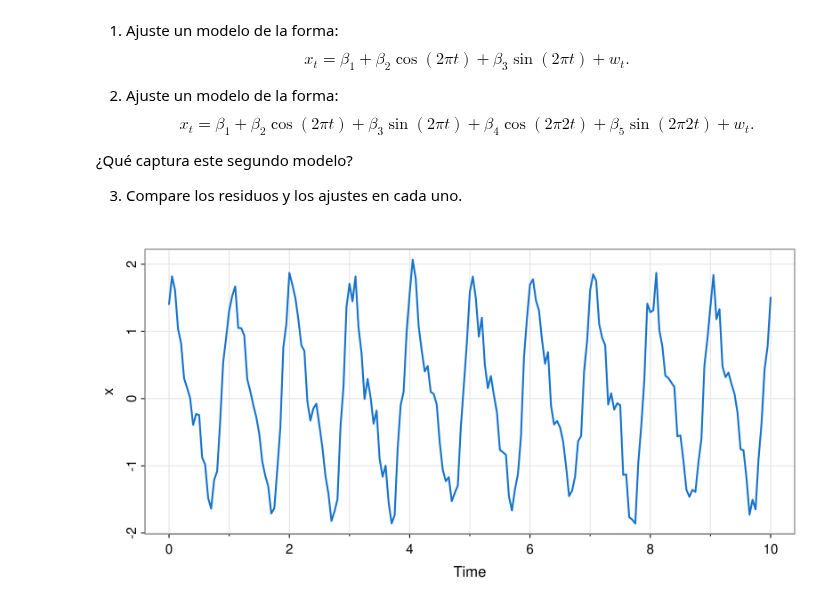
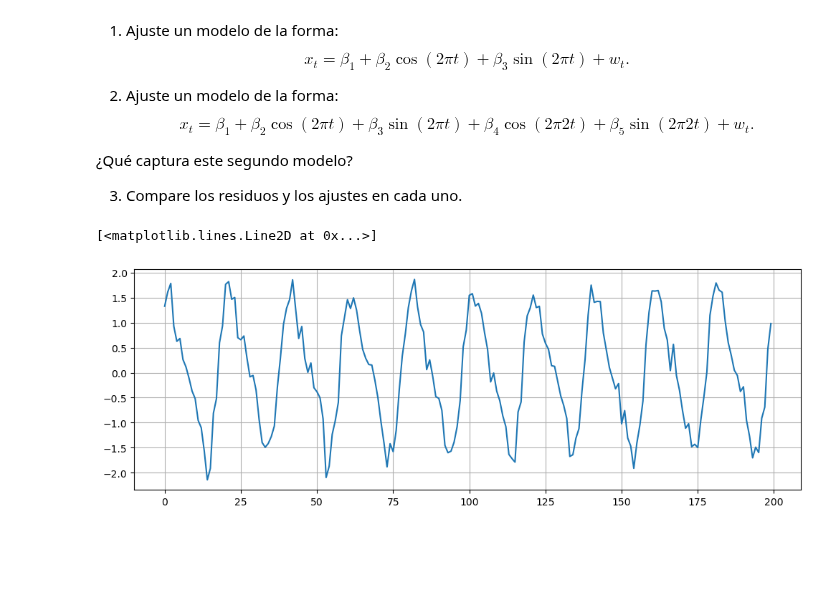
Before and after one commit to aferragu/curso_series_temporales, a Jupyter notebook: 2- Analisis exploratorio/Analisis Exploratorio de Series Temporales - Parte 1.ipynb, the cells around one changed output. Cells and saved outputs as stored; diff of their text form; code cells hidden in the pictures; blank space fills up the shorter version.

```diff
--- a/2- Analisis exploratorio/Analisis Exploratorio de Series Temporales - Parte 1.ipynb
+++ b/2- Analisis exploratorio/Analisis Exploratorio de Series Temporales - Parte 1.ipynb
@@ -50 +46,11 @@ options(repr.plot.width=8, repr.plot.height=4, repr.plot.res=300) #ajusta tamañ
+# %%
+## Ejemplo: instalación de astsadata usando pip:
+#!pip install astsadata
+
+## Ajusto tamaño de figuras
+import matplotlib.pyplot as plt
+import astsadata as astsa
+
+plt.rcParams['figure.figsize'] = [12,4]
+plt.rcParams['axes.grid'] = True
 # %%
@@ -478,13 +461,11 @@ $$x_t = \beta_1 + \beta_2 \cos(2\pi t) + \beta_3 \sin(2\pi t) + \beta_4 \cos(2\p
 
 3. Compare los residuos y los ajustes en cada uno.
 # %%
-t = seq(0,10, by=0.05)
-s = cos(2*pi*t) + sin(2*pi*t) + 0.5*cos(2*pi*2*t)
-w = rnorm(length(t),0,0.2)
+t = np.arange(0,10,0.05)
+s = np.cos(2*np.pi*t) + np.sin(2*np.pi*t) + 0.5*np.cos(2*np.pi*2*t)
+w = np.random.normal(size=t.size,loc=0,scale=0.2)
 datos = s+w;
-
-x = ts(datos,start=0,frequency=20)
-
-tsplot(x, lwd=2, col=4)
+plt.plot(datos)
 # %% [output]
+[<matplotlib.lines.Line2D at 0x...>]
-[figure, old version]
+[figure, new version]
```
Also changed, not shown: parts of 33 cells of this notebook.
